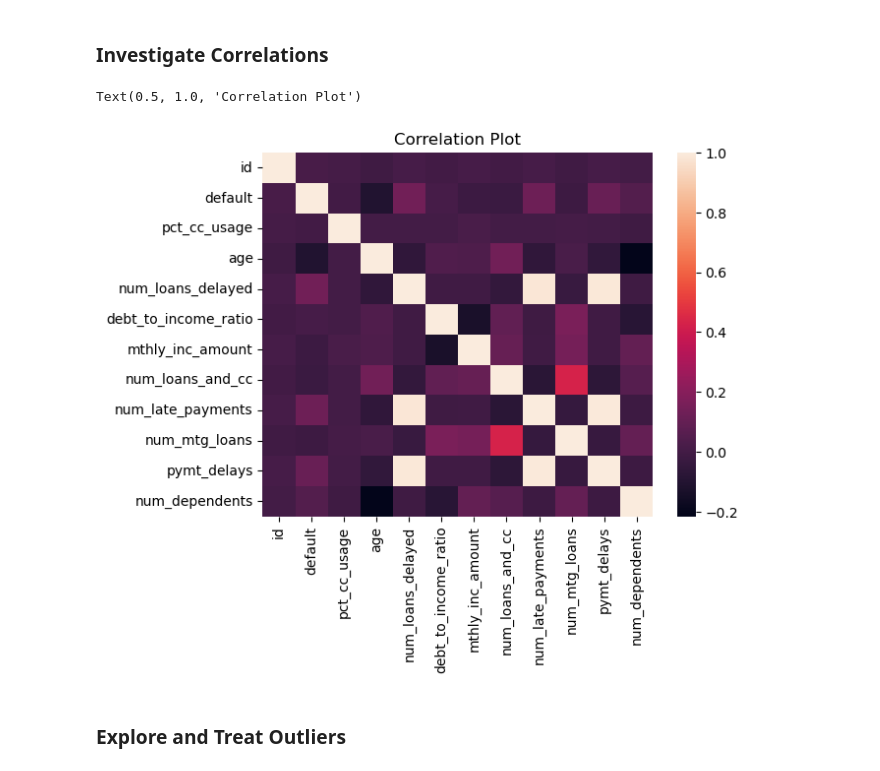
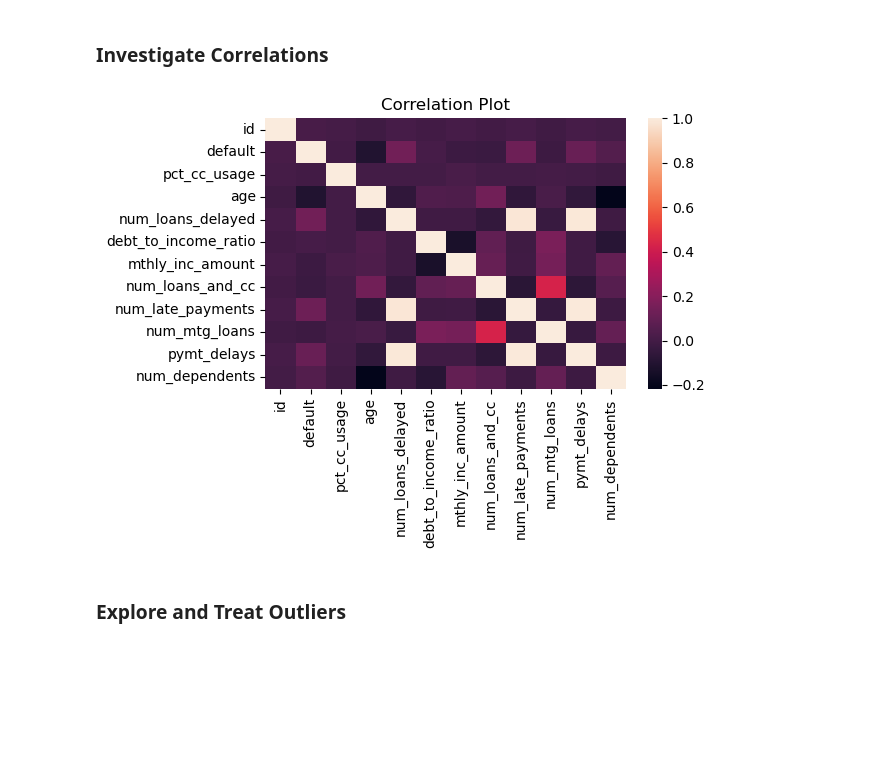
Before and after one commit to joxborrow/loan_default, a Jupyter notebook: credit_default_tech_report.ipynb, the cells around one changed output. Cells and saved outputs as stored; diff of their text form; code cells hidden in the pictures; blank space fills up the shorter version.

```diff
--- a/credit_default_tech_report.ipynb
+++ b/credit_default_tech_report.ipynb
@@ -252,10 +252,11 @@ Default Rate: 6.7%
 # %%
 corr = imp_data.corr()
 ax = sns.heatmap(corr)
 ax.set_title("Correlation Plot")
+plt.tight_layout()
+plt.savefig('assets/correlation_plot.png')
 # %% [output]
-Text(0.5, 1.0, 'Correlation Plot')
-[figure, old version]
+[figure, new version]
 # %% [markdown]
 ### Explore and Treat Outliers
 # %%
```
Also changed, not shown: parts of 7 cells of this notebook, 4 other files.
